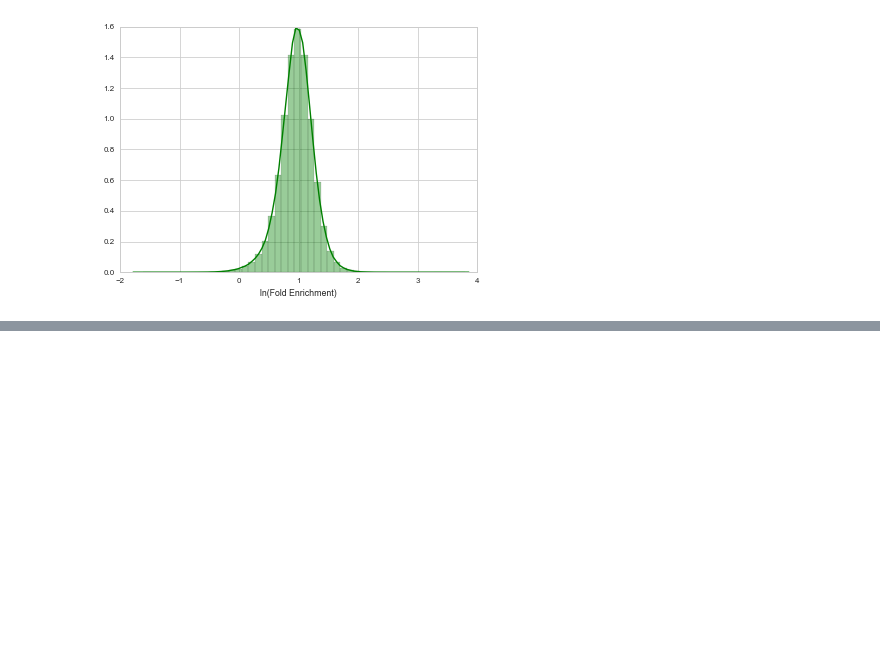
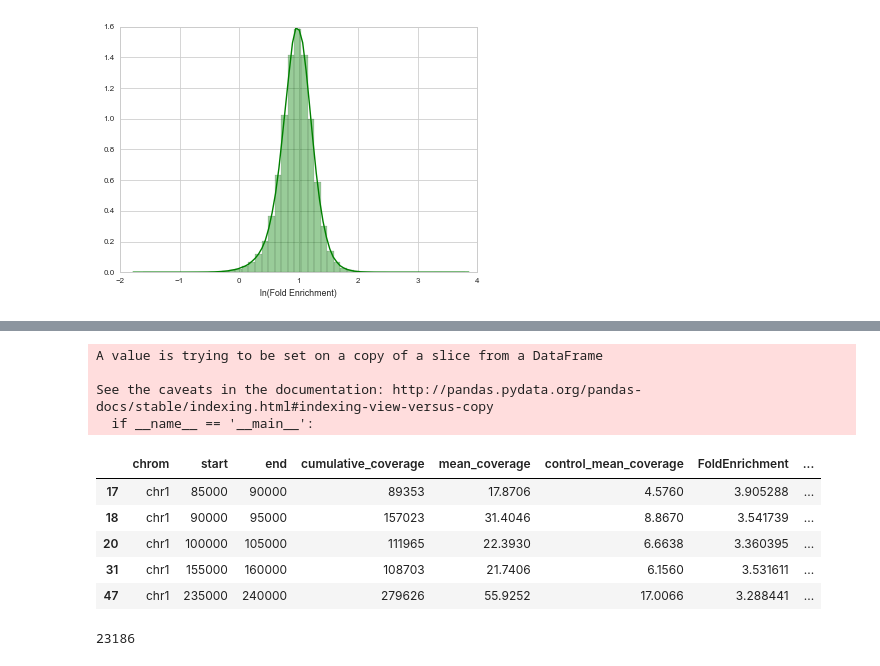
Before and after one commit to ethanagb/STARRseq-Analysis, a Jupyter notebook: enhancerSeq/peakCalling/ThresholdBinMerging.ipynb, the cells around one changed output, grey strips where cells are left out. Cells and saved outputs as stored; diff of their text form; code cells hidden in the pictures; blank space fills up the shorter version.

Commit message:
threshold bin merging

```diff
--- a/enhancerSeq/peakCalling/ThresholdBinMerging.ipynb
+++ b/enhancerSeq/peakCalling/ThresholdBinMerging.ipynb
@@ -79,0 +97,26 @@ plt.show()
+# %%
+R1_top20.sort_values(["chrom","start"], inplace=True)
+R1_top20.head()
+# %% [output]
+A value is trying to be set on a copy of a slice from a DataFrame
+
+See the caveats in the documentation: http://pandas.pydata.org/pandas-docs/stable/indexing.html#indexing-view-versus-copy
+  if __name__ == '__main__':
+|  | chrom | start | end | cumulative_coverage | mean_coverage | control_mean_coverage | FoldEnrichment | ... |
+| 17 | chr1 | 85000 | 90000 | 89353 | 17.8706 | 4.5760 | 3.905288 | ... |
+| 18 | chr1 | 90000 | 95000 | 157023 | 31.4046 | 8.8670 | 3.541739 | ... |
+| 20 | chr1 | 100000 | 105000 | 111965 | 22.3930 | 6.6638 | 3.360395 | ... |
+| 31 | chr1 | 155000 | 160000 | 108703 | 21.7406 | 6.1560 | 3.531611 | ... |
+| 47 | chr1 | 235000 | 240000 | 279626 | 55.9252 | 17.0066 | 3.288441 | ... |
+# %%
+R1_top20.index
+needMerging = []
+needMergingIndexPosition = []
+for i in range(len(R1_top20.index)):
+    if i == 0:
+        pass
+    elif R1_top20.index[i] == (R1_top20.index[i-1]+1):
+        needMerging.append(i)
+print(len(needMerging))
+# %% [output]
+23186
```
Also changed, not shown: parts of 4 cells of this notebook.
